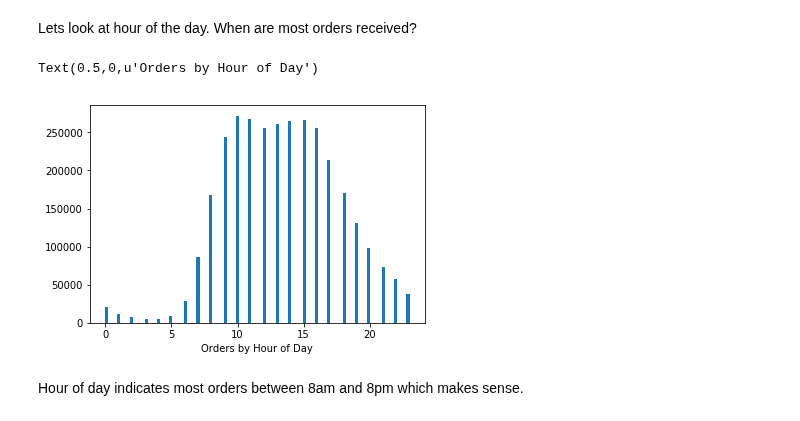
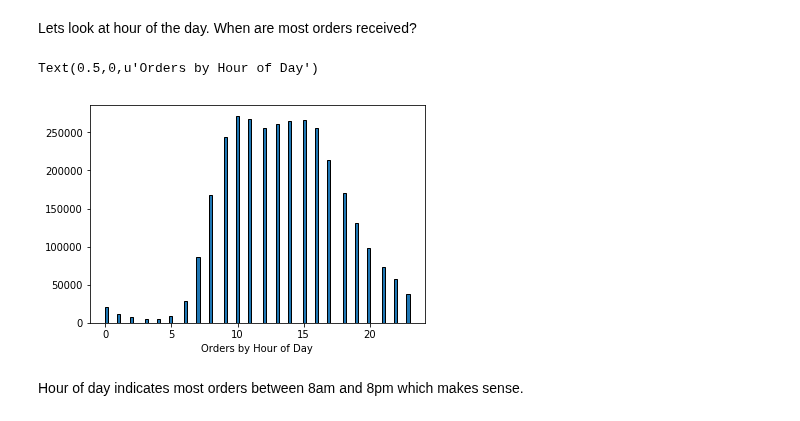
Before and after one commit to lbjennings/Springboard, a Jupyter notebook: Springboard/Capstone Project 1/Capstone_EDA.ipynb, the cells around one changed output. Cells and saved outputs as stored; diff of their text form; code cells hidden in the pictures.

```diff
--- a/Springboard/Capstone Project 1/Capstone_EDA.ipynb
+++ b/Springboard/Capstone Project 1/Capstone_EDA.ipynb
@@ -199,11 +219,11 @@ and 1 represent the weekend, however, we do not know this.)
 # %% [markdown]
 Lets look at hour of the day. When are most orders received?
 # %%
-plt.hist(df_prior_set.order_hour_of_day, bins=100)
+plt.hist(df_prior_set.order_hour_of_day, bins=100 , edgecolor='black')
 plt.xlabel('Orders by Hour of Day')
 # %% [output]
 Text(0.5,0,u'Orders by Hour of Day')
-[figure, old version]
+[figure, new version]
 # %% [markdown]
 Hour of day indicates most orders between 8am and 8pm which makes sense.
 # %% [markdown]
```
Also changed, not shown: parts of 63 cells of this notebook.
